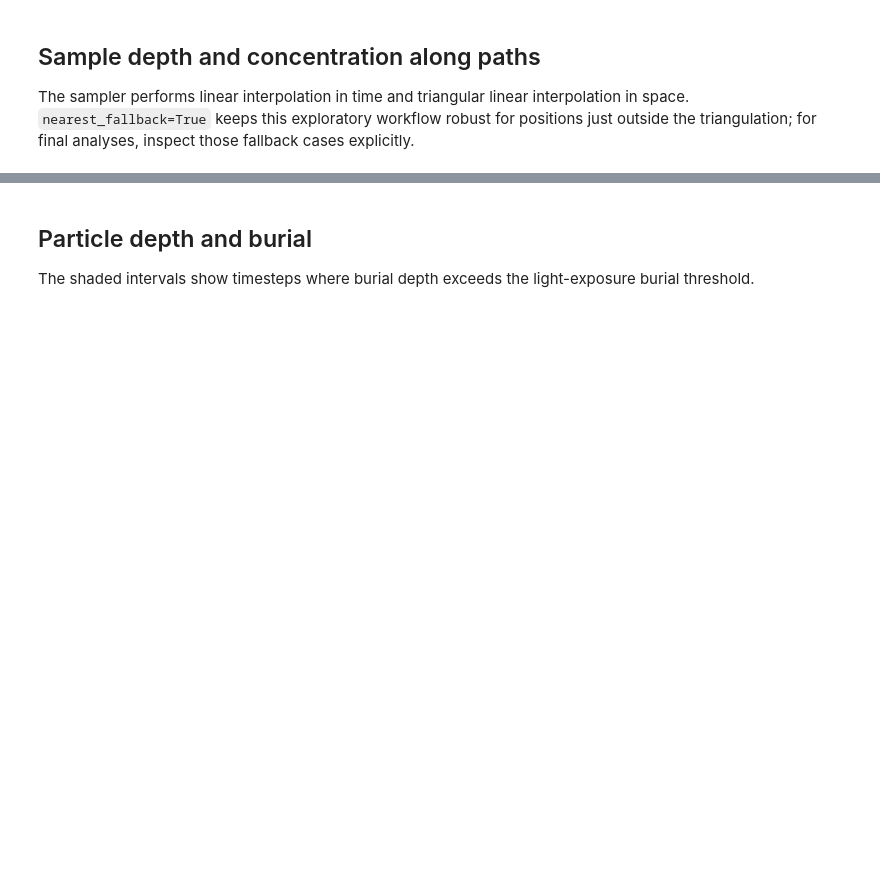
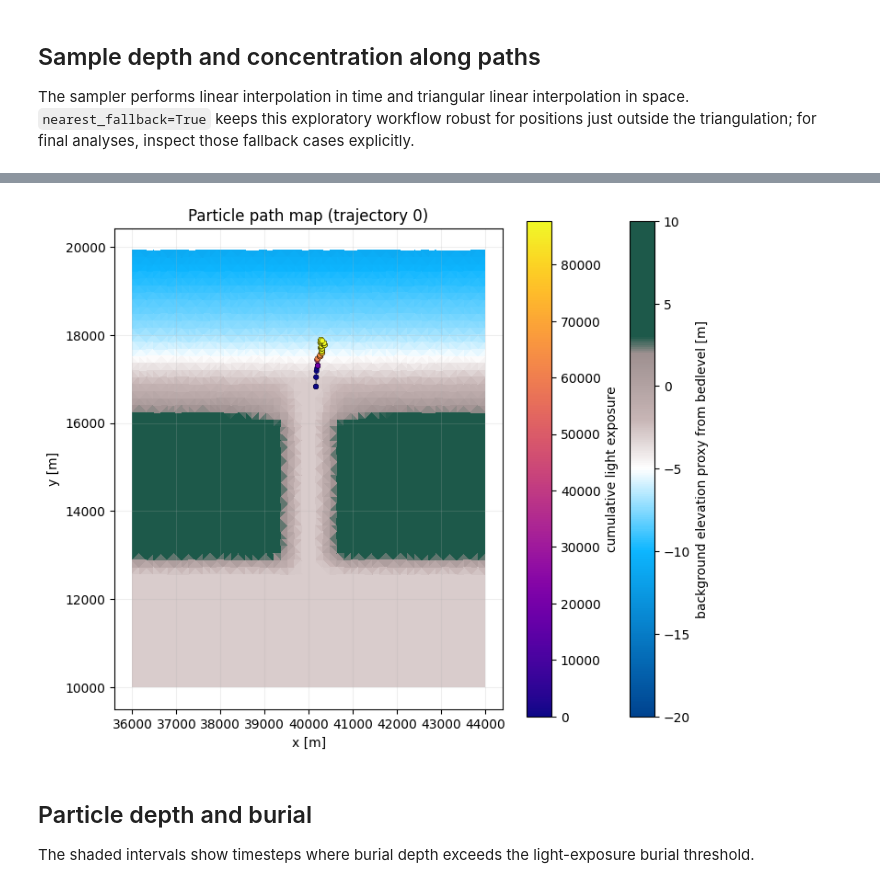
Before and after one commit to sgpearson17/sedtrails-sgp, a Jupyter notebook: examples/light_exposure_offline_workflow.ipynb, the cells around one changed output, grey strips where cells are left out. Drawn from its saved outputs; the diff is of its cells as text; code cells hidden in the pictures; blank space fills up the shorter version.

```diff
--- a/examples/light_exposure_offline_workflow.ipynb
+++ b/examples/light_exposure_offline_workflow.ipynb
@@ -152,3 +488,64 @@ axes[0].legend(loc="best")
+# %%
+# Map particle position through time on top of the bathymetry
+bathy_candidates = ["bedlevel", "bed_level", "bathymetry", "zb", "zbed", "net_node_z"]
+bathy_name = next((name for name in bathy_candidates if name in fields), None)
+
+if bathy_name is not None:
+    bathy_raw = np.asarray(fields[bathy_name].values, dtype=float)
+    if bathy_raw.ndim == 1:
+        bathy_map = bathy_raw
+    elif bathy_raw.ndim == 2:
+        bathy_map = np.nanmean(bathy_raw, axis=0)
+    else:
+        bathy_map = np.nanmean(bathy_raw.reshape(bathy_raw.shape[0], -1), axis=0)
+else:
+    # Fallback: infer bed level from depth so we can still use the SedTRAILS palette.
+    depth_raw = np.asarray(fields["waterdepth"].values, dtype=float)
+    bathy_map = -np.nanmean(depth_raw, axis=0)
+    bathy_name = "-mean(waterdepth)"
+
+seawad_cmap, seawad_norm = bathymetry_colormap(map_background_colormap_name)
+
+fig, ax = plt.subplots(figsize=(8.5, 7.0))
+# Plot the background field first, then overlay the path colored by cumulative exposure.
+background = ax.tripcolor(
+    grid_x,
+    grid_y,
+    bathy_map,
+    shading="flat",
+    cmap=seawad_cmap,
+    norm=seawad_norm,
+ )
+plt.colorbar(background, ax=ax, label=f"background elevation proxy from {bathy_name} [m]")
+
+cumulative_exposure_for_map = np.asarray(exposure_for_plot.cumulative_light_dose, dtype=float).reshape(track_datetime.size, -1)[:, 0]
+ax.plot(
+    track_x[:, 0],
+    track_y[:, 0],
+    color="0.2",
+    lw=0.8,
+    alpha=0.8,
+    zorder=2,
+ )
+particle_scatter = ax.scatter(
+    track_x[:, 0],
+    track_y[:, 0],
+    c=cumulative_exposure_for_map,
+    cmap=map_particle_value_colormap,
+    s=map_particle_marker_size,
+    edgecolor=map_particle_marker_edgecolor,
+    linewidths=map_particle_marker_edgewidth,
+    zorder=3,
+ )
+plt.colorbar(particle_scatter, ax=ax, label="cumulative light exposure")
+
+ax.set_title(f"Particle path map ({particle_label})")
+ax.set_xlabel("x [m]")
+ax.set_ylabel("y [m]")
+ax.set_aspect("equal", adjustable="box")
+ax.grid(True, alpha=0.2)
+# %% [output]
+[figure, added]
 # %% [markdown]
 ## Particle depth and burial
 
```
Also changed, not shown: parts of 16 cells of this notebook, 11 other files.
